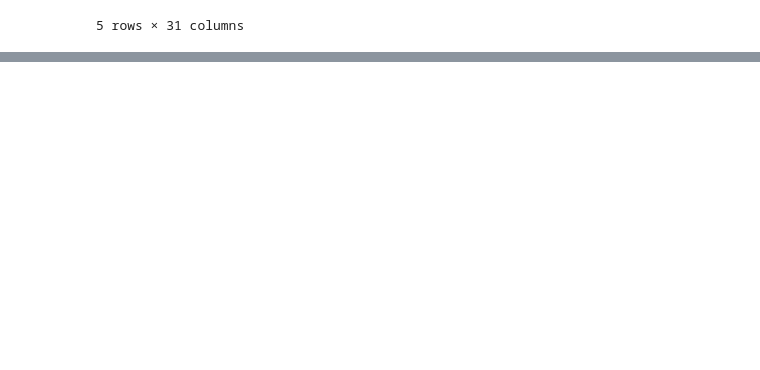
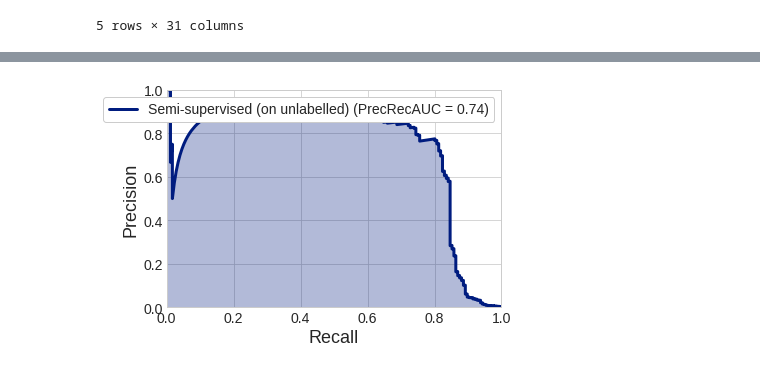
Before and after one commit to MTDzi/semisup-learn, a Jupyter notebook: examples/Untitled.ipynb, the cells around one changed output, grey strips where cells are left out. Cells and saved outputs as stored; diff of their text form; code cells hidden in the pictures; blank space fills up the shorter version.

```diff
--- a/examples/Untitled.ipynb
+++ b/examples/Untitled.ipynb
@@ -75,0 +79,6 @@ RandomForestClassifier(bootstrap=True, class_weight=None, criterion='gini',
+# %%
+y_unlab_pred = model.predict_proba(X_unlab)[:, 1]
+
+plot_prec_rec_curve(y_unlab, y_unlab_pred, 'Semi-supervised (on unlabelled)')
+# %% [output]
+[figure, added]
```
Also changed, not shown: parts of 16 cells of this notebook, 3 other files.
